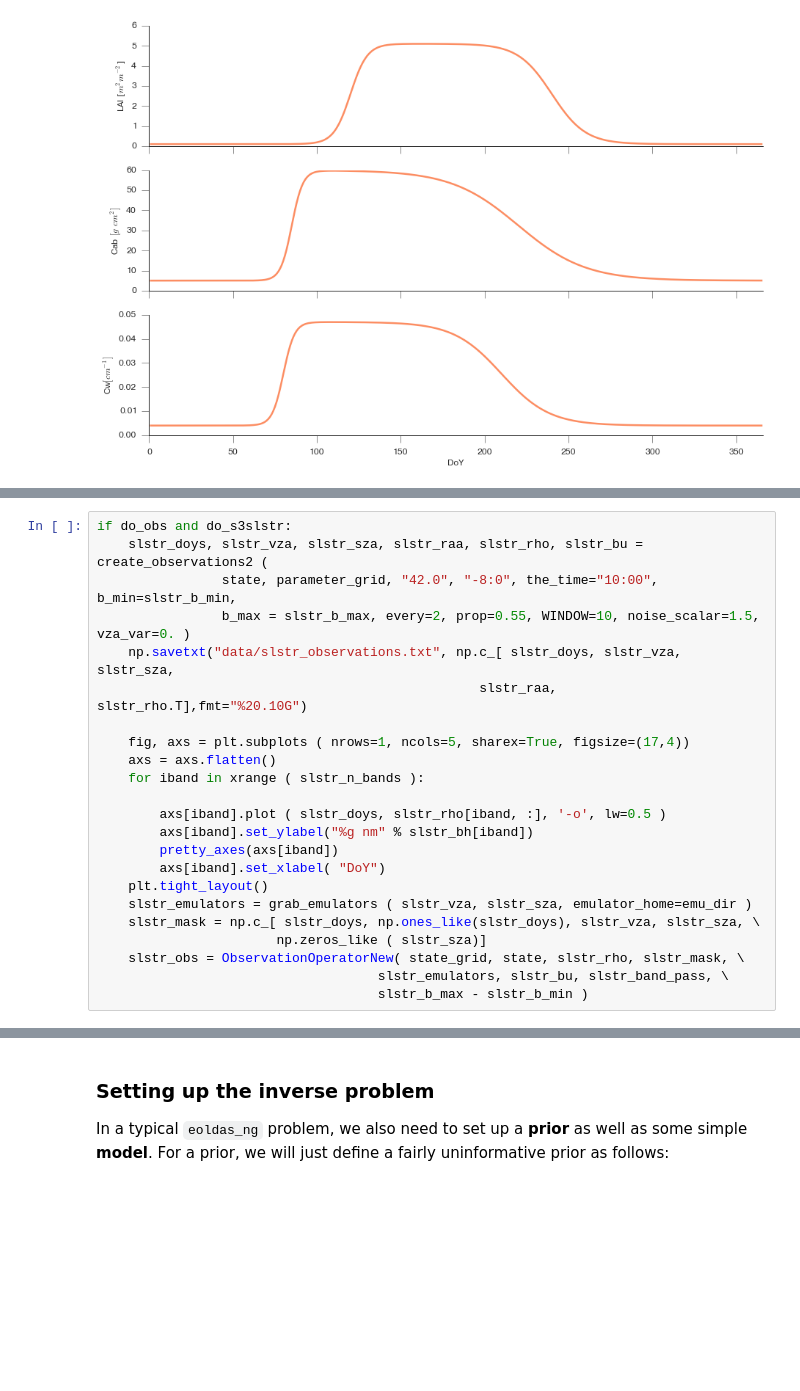
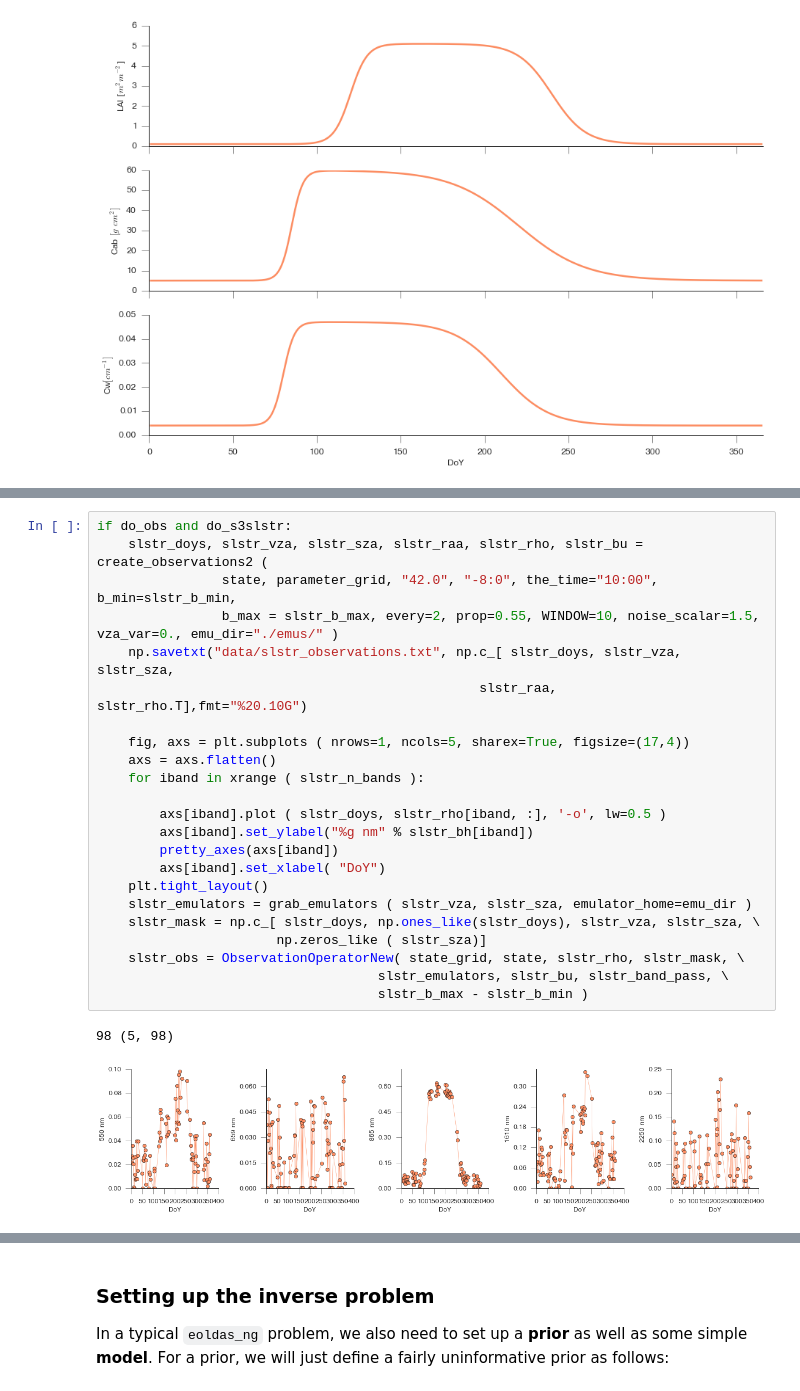
Before and after one commit to jgomezdans/da_esa_wkshp, a Jupyter notebook: SentinelDAExperiment.ipynb, the cells around one changed output, grey strips where cells are left out. Drawn from its saved outputs; the diff is of its cells as text; blank space fills up the shorter version.

```diff
--- a/SentinelDAExperiment.ipynb
+++ b/SentinelDAExperiment.ipynb
@@ -173,26 +176,29 @@ After 5, the minimum cost was -1.717891e+02
 # %%
 if do_obs and do_s3slstr:
     slstr_doys, slstr_vza, slstr_sza, slstr_raa, slstr_rho, slstr_bu = create_observations2 (
                 state, parameter_grid, "42.0", "-8:0", the_time="10:00", b_min=slstr_b_min,
-                b_max = slstr_b_max, every=2, prop=0.55, WINDOW=10, noise_scalar=1.5, vza_var=0. )
+                b_max = slstr_b_max, every=2, prop=0.55, WINDOW=10, noise_scalar=1.5, vza_var=0., emu_dir="./emus/" )
     np.savetxt("data/slstr_observations.txt", np.c_[ slstr_doys, slstr_vza, slstr_sza,
                                                  slstr_raa, slstr_rho.T],fmt="%20.10G")
 
     fig, axs = plt.subplots ( nrows=1, ncols=5, sharex=True, figsize=(17,4))
     axs = axs.flatten()
     for iband in xrange ( slstr_n_bands ):
 
         axs[iband].plot ( slstr_doys, slstr_rho[iband, :], '-o', lw=0.5 )
         axs[iband].set_ylabel("%g nm" % slstr_bh[iband])
         pretty_axes(axs[iband])
         axs[iband].set_xlabel( "DoY")
     plt.tight_layout()
     slstr_emulators = grab_emulators ( slstr_vza, slstr_sza, emulator_home=emu_dir )
     slstr_mask = np.c_[ slstr_doys, np.ones_like(slstr_doys), slstr_vza, slstr_sza, \
                        np.zeros_like ( slstr_sza)]
     slstr_obs = ObservationOperatorNew( state_grid, state, slstr_rho, slstr_mask, \
                                     slstr_emulators, slstr_bu, slstr_band_pass, \
                                     slstr_b_max - slstr_b_min )
+# %% [output]
+98 (5, 98)
+[figure, added]
 # %%
 if do_obs and do_s3olci:
 
```
Also changed, not shown: parts of 15 cells of this notebook.
